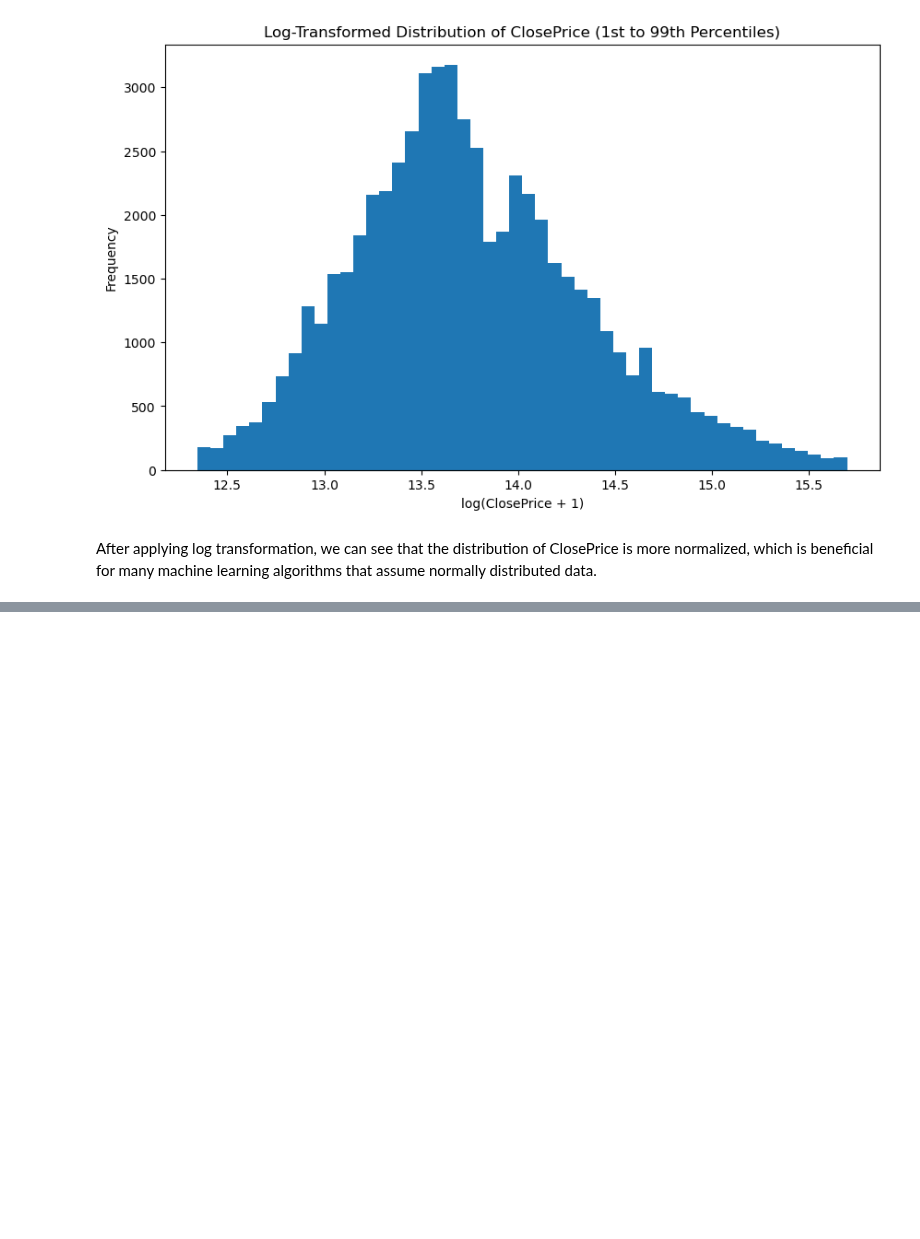
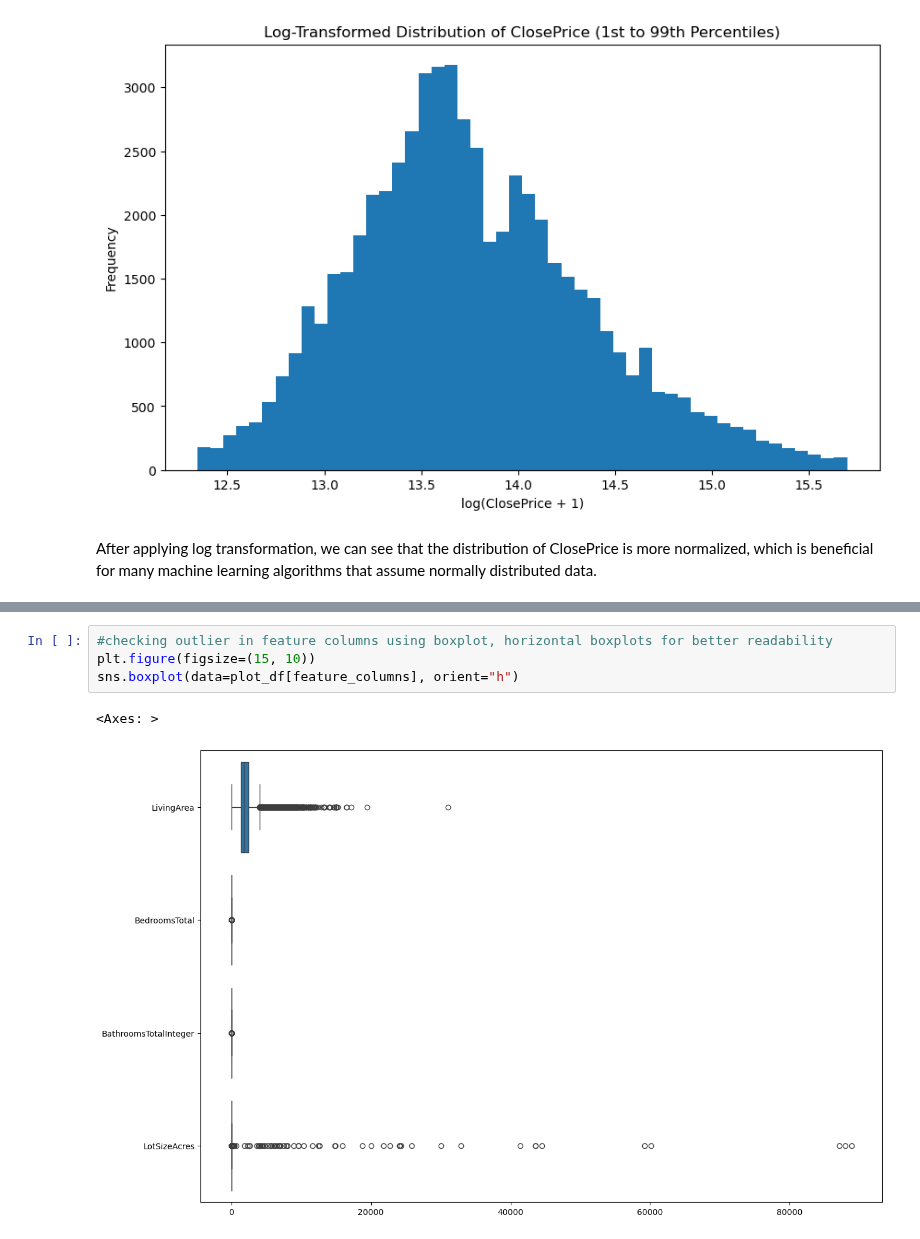
Before and after one commit to dairalmerino/IDX-Exchange-Data-Science, a Jupyter notebook: 01_exploration.ipynb, the cells around one changed output, grey strips where cells are left out. Saved outputs shown, nothing was run; the diff lists cells and outputs as text; blank space fills up the shorter version.

```diff
--- a/01_exploration.ipynb
+++ b/01_exploration.ipynb
@@ -280,0 +248,7 @@ plt.show()
+# %%
+#checking outlier in feature columns using boxplot, horizontal boxplots for better readability
+plt.figure(figsize=(15, 10))
+sns.boxplot(data=plot_df[feature_columns], orient="h")
+# %% [output]
+<Axes: >
+[figure, added]
```
Also changed, not shown: parts of 18 cells of this notebook.
